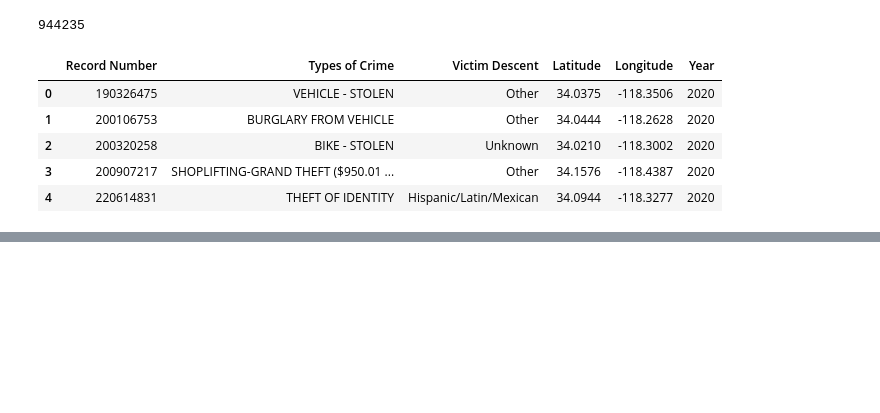
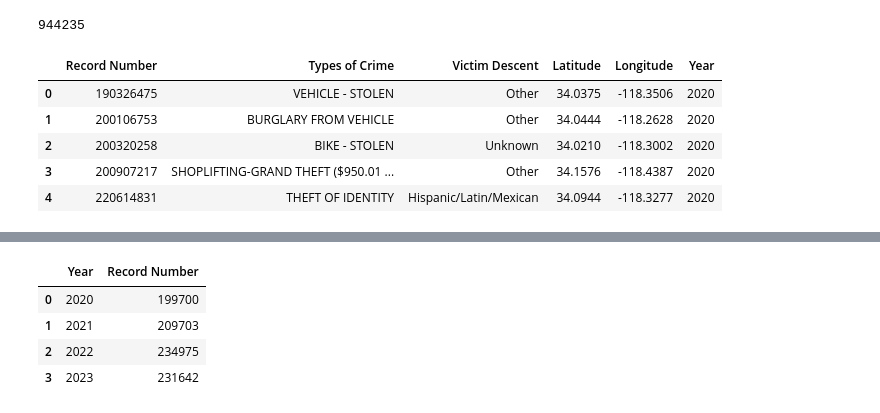
Before and after one commit to Mohammed-a-ali01/Project-3---Data-Visualization-, a Jupyter notebook: line_plot.ipynb, the cells around one changed output, grey strips where cells are left out. Cells and saved outputs as stored; diff of their text form; code cells hidden in the pictures; blank space fills up the shorter version.

```diff
--- a/line_plot.ipynb
+++ b/line_plot.ipynb
@@ -170,0 +195,11 @@ AttributeError: Can only use .dt accessor with datetimelike values
+# %%
+# Count the total crimes per year
+trend_df = total_crime_df.groupby(total_crime_df['Year']).count()
+trend_df.reset_index(inplace=True)
+trend_df.head()
+# %% [output]
+|  | Year | Record Number |
+| 0 | 2020 | 199700 |
+| 1 | 2021 | 209703 |
+| 2 | 2022 | 234975 |
+| 3 | 2023 | 231642 |
```
Also changed, not shown: parts of 5 cells of this notebook.
